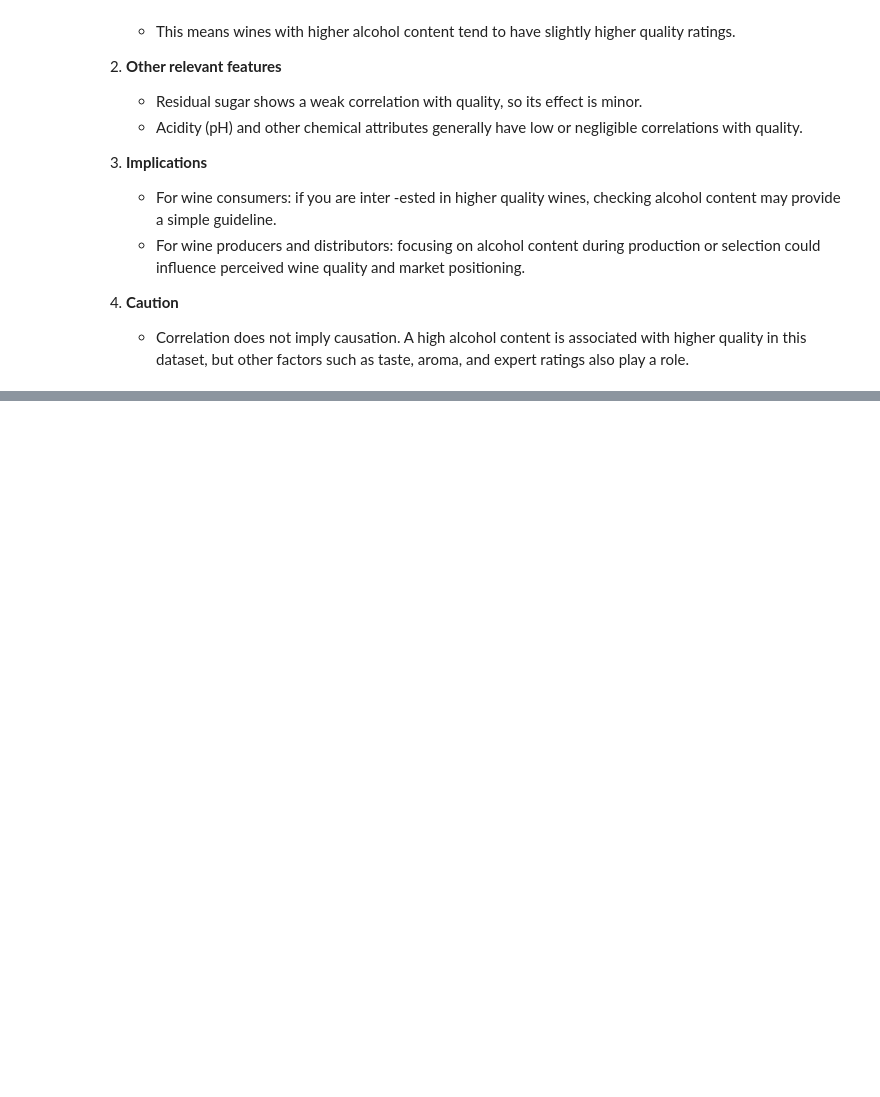
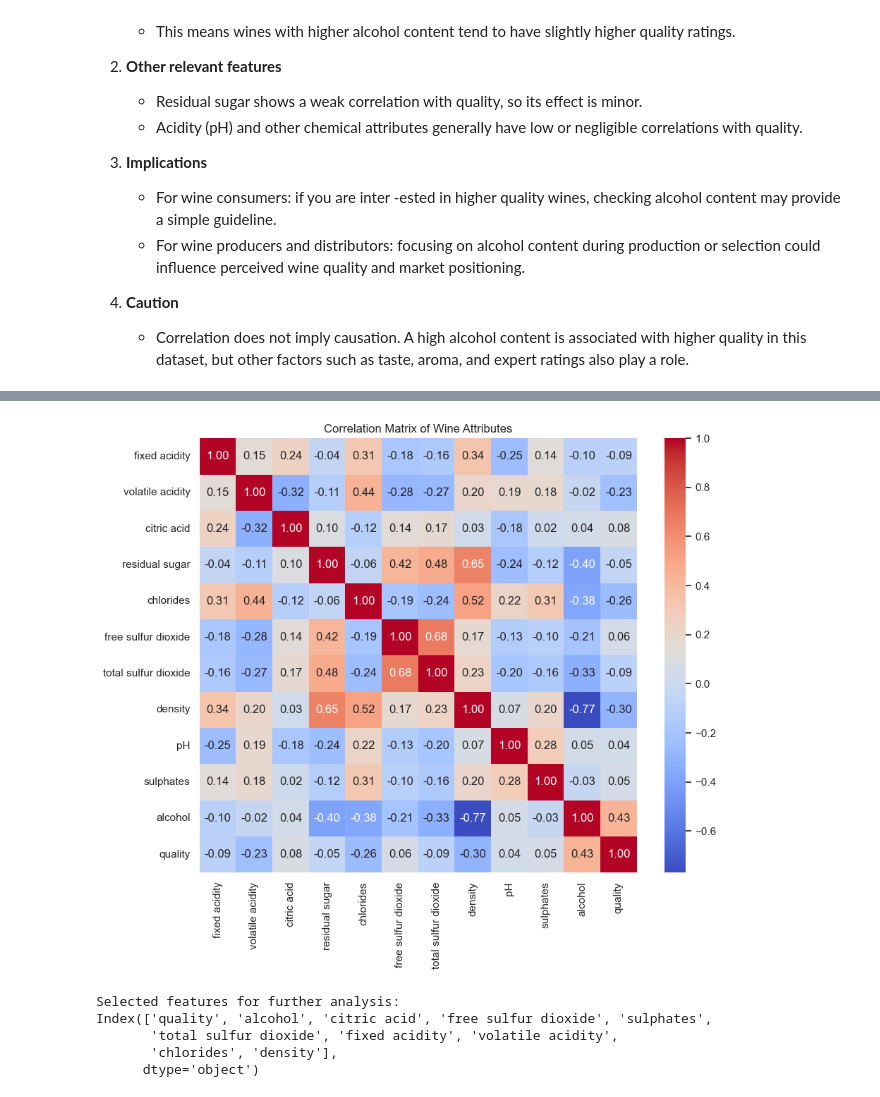
Before and after one commit to MickeJDengaard/MP2, a Jupyter notebook: MP2.ipynb, the cells around one changed output, grey strips where cells are left out. Drawn from its saved outputs; the diff is of its cells as text; code cells hidden in the pictures; blank space fills up the shorter version.

Commit message:
step 1 trough 14

```diff
--- a/MP2.ipynb
+++ b/MP2.ipynb
@@ -300,0 +343,20 @@ From the correlation matrix and heatmap, we can make the following observations:
+# %%
+# -------------------------------
+# Step 12: Remove Outliers
+# -------------------------------
+
+def remove_outliers_iqr(df):
+    clean_df = df.copy()
+    for col in df.select_dtypes(include='number').columns:
+        Q1 = df[col].quantile(0.25)
+        Q3 = df[col].quantile(0.75)
+        IQR = Q3 - Q1
+        lower = Q1 - 1.5 * IQR
+        upper = Q3 + 1.5 * IQR
+        clean_df = clean_df[(clean_df[col] >= lower) & (clean_df[col] <= upper)]
+    return clean_df
+
+df_clean = remove_outliers_iqr(df)
+
+print(f"Original dataset size: {df.shape}")
+print(f"Clean dataset size: {df_clean.shape}")
@@ -300,0 +366,52 @@ From the correlation matrix and heatmap, we can make the following observations:
+# %%
+# -------------------------------
+# Step 13: Correlation Analysis & Feature Selection
+# -------------------------------
+
+import numpy as np
+import matplotlib.pyplot as plt
+import seaborn as sns
+
+# Select only numeric columns (ignore 'type')
+numeric_df = df_clean.select_dtypes(include='number')
+
+# Compute correlation matrix
+corr_matrix = numeric_df.corr()
+
+# Display correlation with quality
+quality_corr = corr_matrix['quality'].sort_values(ascending=False)
+print("Correlation with quality:\n", quality_corr)
+
+# Plot heatmap
+plt.figure(figsize=(10,8))
+sns.heatmap(corr_matrix, annot=True, cmap='coolwarm', fmt=".2f")
+plt.title("Correlation Matrix of Wine Attributes")
+plt.show()
+
+# -------------------------------
+# Feature Selection
+# -------------------------------
+
+# Thresholds
+low_corr_thresh = 0.05   # remove features with |corr| < 0.05 with quality
+high_corr_thresh = 0.85  # remove features highly correlated with another independent feature
+
+# 1. Remove features weakly correlated with quality
+features_to_keep = quality_corr[abs(quality_corr) >= low_corr_thresh].index.tolist()
+df_selected = numeric_df[features_to_keep]
+
+# 2. Remove features highly correlated with another independent variable
+# (ignore 'quality' for this check)
+numeric_features = df_selected.drop(columns=['quality']).columns
+corr_features = df_selected[numeric_features].corr().abs()
+
+# Select upper triangle of correlation matrix
+upper = corr_features.where(np.triu(np.ones(corr_features.shape), k=1).astype(bool))
+
+# Find features with high correlation
+to_drop = [col for col in upper.columns if any(upper[col] > high_corr_thresh)]
+df_selected.drop(columns=to_drop, inplace=True)
+
+print("\nSelected features for further analysis:")
+print(df_selected.columns)
+# %% [output]
@@ -300,0 +432,6 @@ From the correlation matrix and heatmap, we can make the following observations:
+[figure, added]
+Selected features for further analysis:
+Index(['quality', 'alcohol', 'citric acid', 'free sulfur dioxide', 'sulphates',
+       'total sulfur dioxide', 'fixed acidity', 'volatile acidity',
+       'chlorides', 'density'],
+      dtype='object')
```
Also changed, not shown: parts of 8 cells of this notebook, 2 other files.
